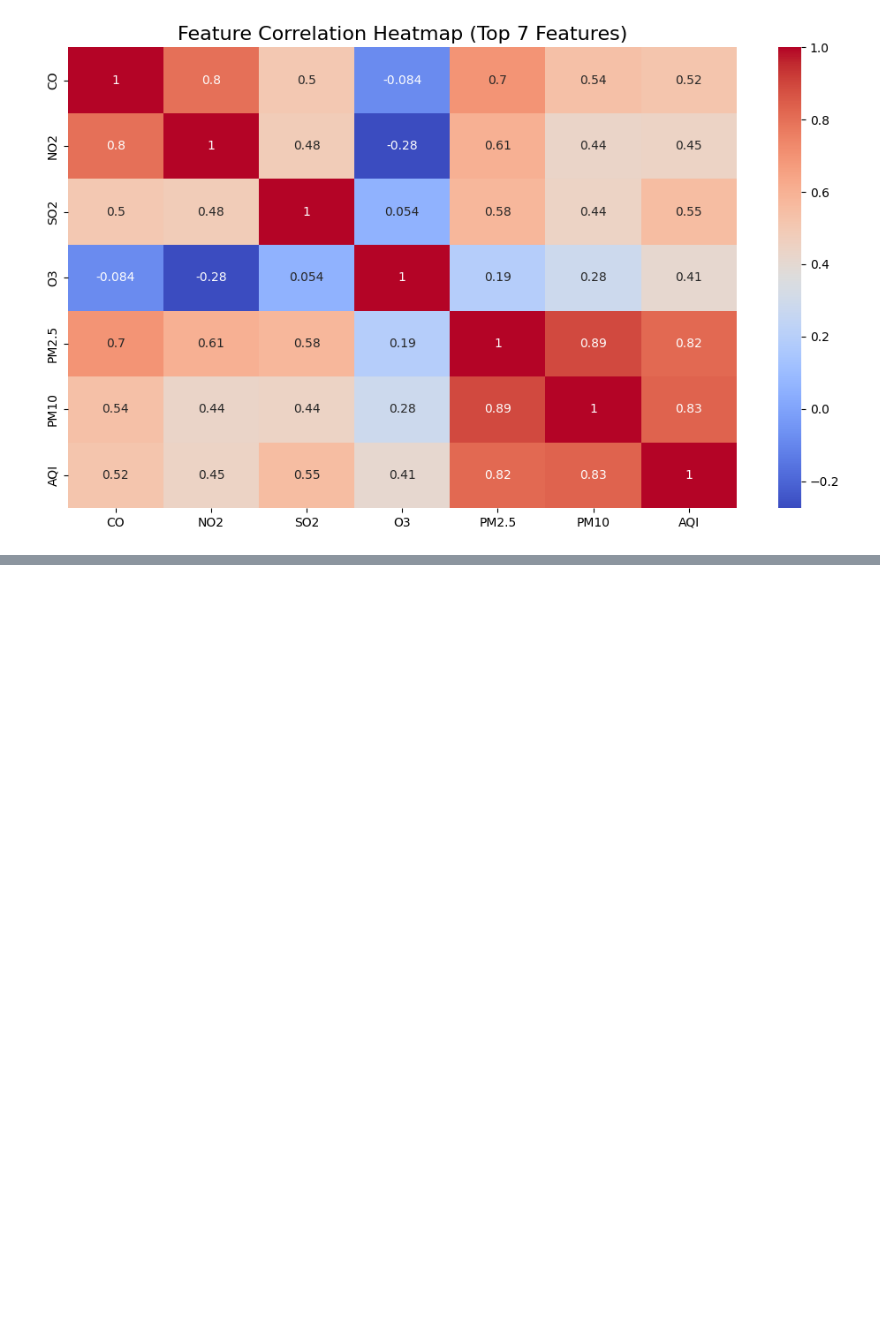
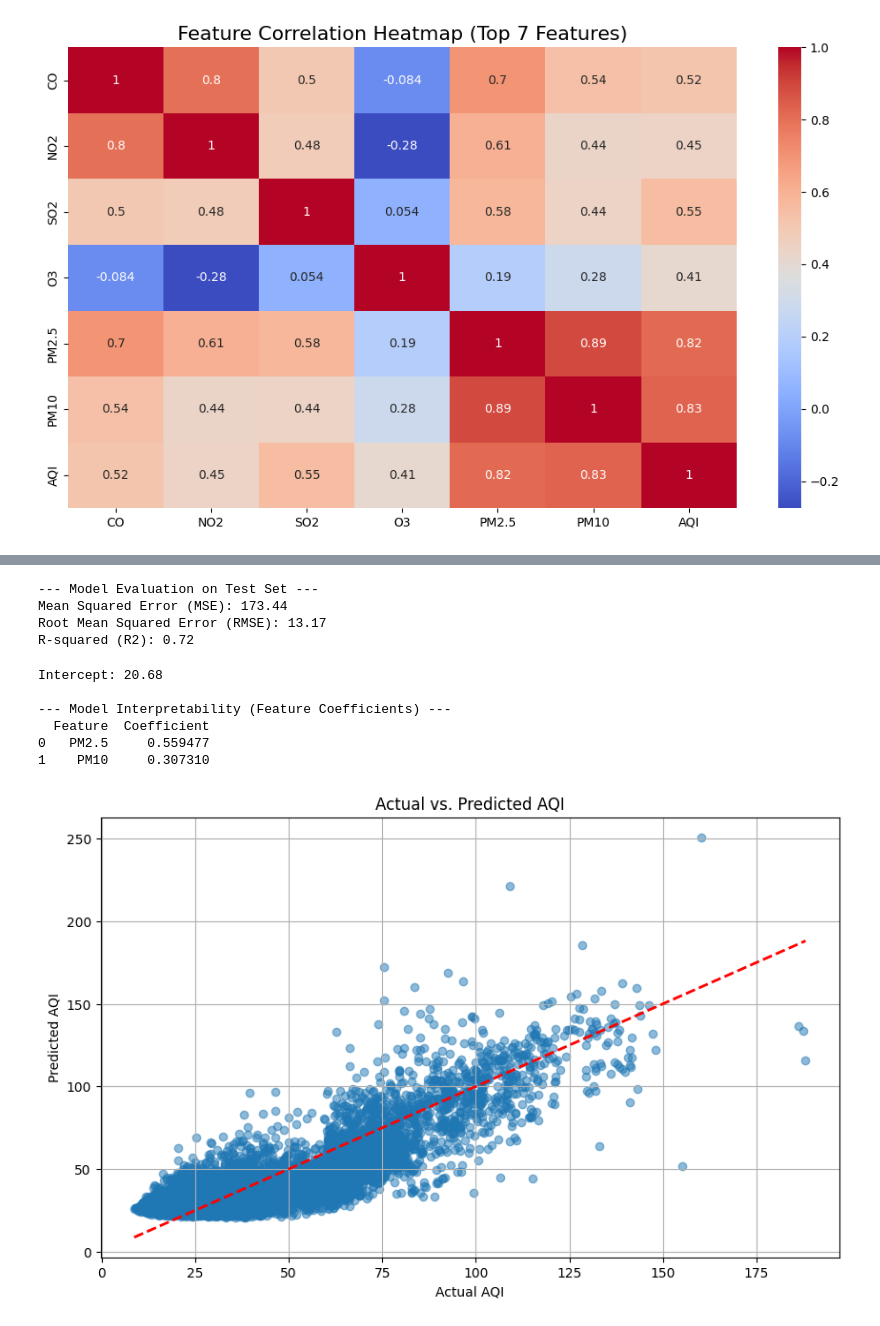
Before and after one commit to Naufallwcksn/FinalProject_BigData, a Jupyter notebook: FP_BigData.ipynb, the cells around one changed output, grey strips where cells are left out. Cells and saved outputs as stored; diff of their text form; code cells hidden in the pictures; blank space fills up the shorter version.

Commit message:
membuat model machine learning dan menambah fitur prediksi pada dashboard

```diff
--- a/FP_BigData.ipynb
+++ b/FP_BigData.ipynb
@@ -251,0 +325,15 @@ plt.show()
+# %%
+# define X and y
+X = df[features]
+y = df[target]
+
+# Split data into training, validation, and test sets
+# Using 80% for train+val, and 20% for test initially
+X_train_val, X_test, y_train_val, y_test = train_test_split(X, y, test_size=0.2, random_state=42)
+
+# Split train+val into training and validation sets (e.g., 70% train, 30% val of the train+val set)
+X_train, X_val, y_train, y_val = train_test_split(X_train_val, y_train_val, test_size=0.3/0.8, random_state=42)
+
+print(f"Training set shape: {X_train.shape}")
+print(f"Validation set shape: {X_val.shape}")
+print(f"Test set shape: {X_test.shape}")
@@ -251,0 +344,4 @@ plt.show()
+# %%
+# Train the Linear Regression model
+model = LinearRegression()
+model.fit(X_train, y_train)
@@ -251,0 +369,53 @@ plt.show()
+# %%
+# Evaluate the model on the test set
+y_pred = model.predict(X_test)
+
+# Regression Metrics
+mse = mean_squared_error(y_test, y_pred)
+rmse = np.sqrt(mse)
+r2 = r2_score(y_test, y_pred)
+
+print("\n--- Model Evaluation on Test Set ---")
+print(f"Mean Squared Error (MSE): {mse:.2f}")
+print(f"Root Mean Squared Error (RMSE): {rmse:.2f}")
+print(f"R-squared (R2): {r2:.2f}")
+# %% [output]
+--- Model Evaluation on Test Set ---
+Mean Squared Error (MSE): 173.44
+Root Mean Squared Error (RMSE): 13.17
+R-squared (R2): 0.72
+# %%
+# Get the intercept (b)
+intercept = model.intercept_
+print(f"\nIntercept: {intercept:.2f}")
+
+# The equation is generally in the form: y = b + m1*x1 + m2*x2 + ...
+# where y is the target (Home_Price_Index), b is the intercept,
+# m_i are the coefficients (model.coef_), and x_i are the features.
+
+# Feature Importance (Coefficients)
+print("\n--- Model Interpretability (Feature Coefficients) ---")
+coefficients = pd.DataFrame({'Feature': X_train.columns, 'Coefficient': model.coef_})
+# Sort by absolute value of coefficient for easier interpretation
+coefficients['Abs_Coefficient'] = abs(coefficients['Coefficient'])
+coefficients = coefficients.sort_values(by='Abs_Coefficient', ascending=False).drop(columns='Abs_Coefficient')
+print(coefficients)
+# %% [output]
+Intercept: 20.68
+
+--- Model Interpretability (Feature Coefficients) ---
+  Feature  Coefficient
+0   PM2.5     0.559477
+1    PM10     0.307310
+# %%
+# Visualize Actual vs. Predicted values on the test set
+plt.figure(figsize=(10, 6))
+plt.scatter(y_test, y_pred, alpha=0.5)
+plt.plot([y_test.min(), y_test.max()], [y_test.min(), y_test.max()], 'r--', lw=2) # Ideal line
+plt.xlabel("Actual AQI")
+plt.ylabel("Predicted AQI")
+plt.title("Actual vs. Predicted AQI")
+plt.grid(True)
+plt.show()
+# %% [output]
+[figure, added]
```
Also changed, not shown: parts of 19 cells of this notebook, 2 other files.
